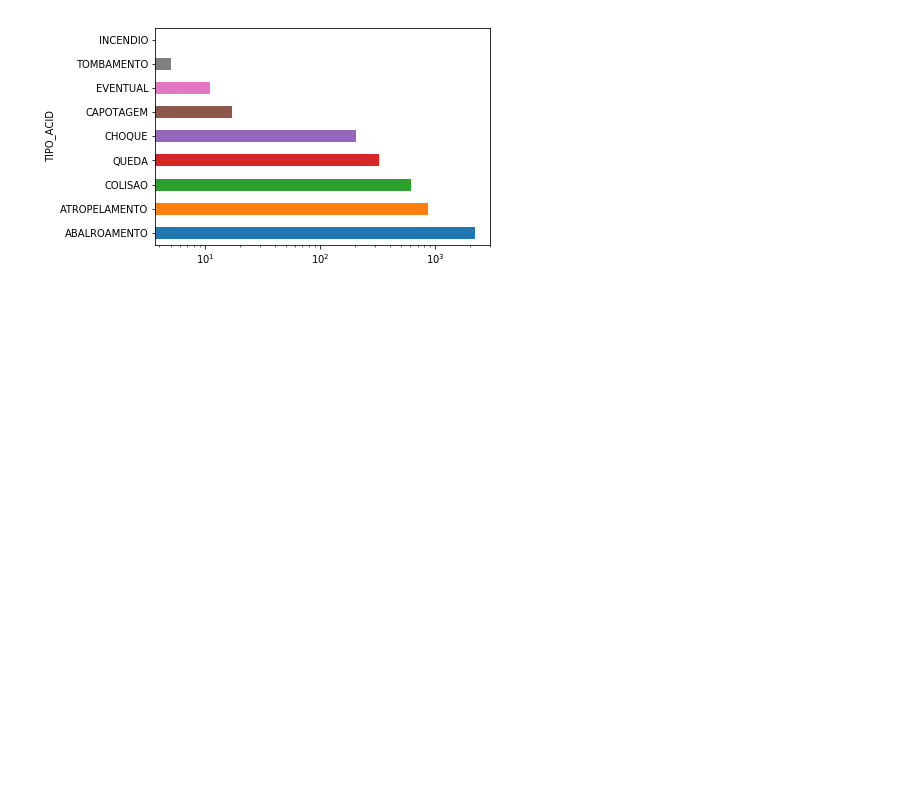
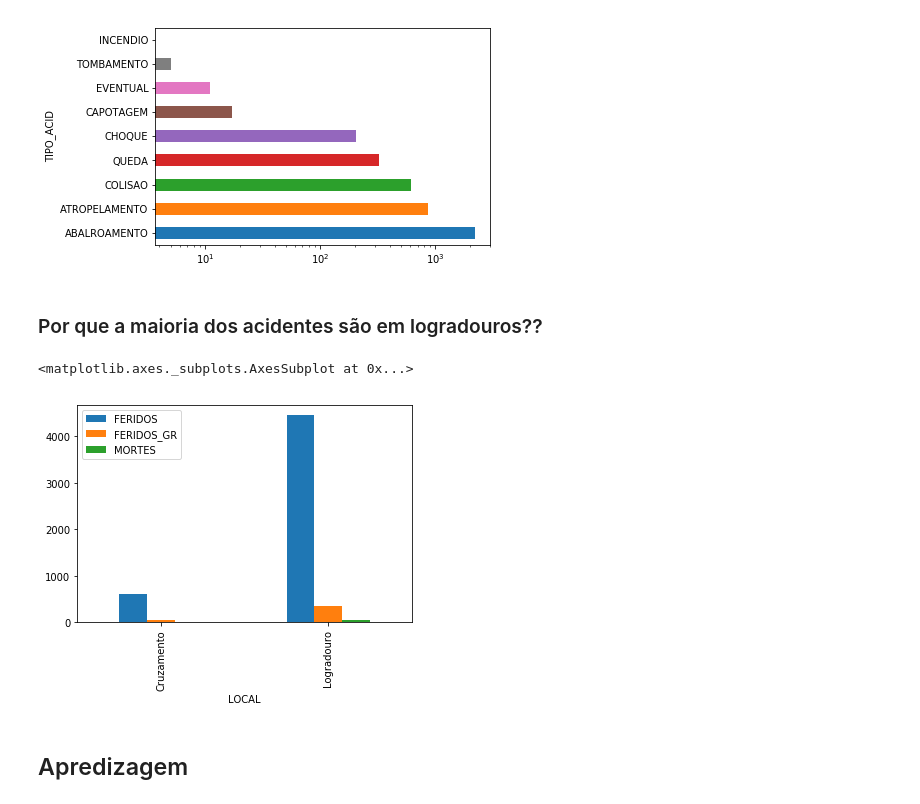
Before and after one commit to if1015-datascience-ufpe/2018-2-projeto-data-lords, a Jupyter notebook: project.ipynb, the cells around one changed output. Cells and saved outputs as stored; diff of their text form; code cells hidden in the pictures; blank space fills up the shorter version.

```diff
--- a/project.ipynb
+++ b/project.ipynb
@@ -274,3 +276,13 @@ acident_type_vic.plot.barh(logx=True)
 # %% [output]
 <matplotlib.axes._subplots.AxesSubplot at 0x...>
 [figure]
+# %% [markdown]
+### Por que a maioria dos acidentes são em logradouros??
+# %%
+hurt_amount_region = acidents_data.groupby("LOCAL")[['FERIDOS', 'FERIDOS_GR', 'MORTES']].sum()
+hurt_amount_region.plot.bar()
+# %% [output]
+<matplotlib.axes._subplots.AxesSubplot at 0x...>
+[figure, added]
+# %% [markdown]
+## Apredizagem
```
Also changed, not shown: parts of 18 cells of this notebook, 5 other files.
